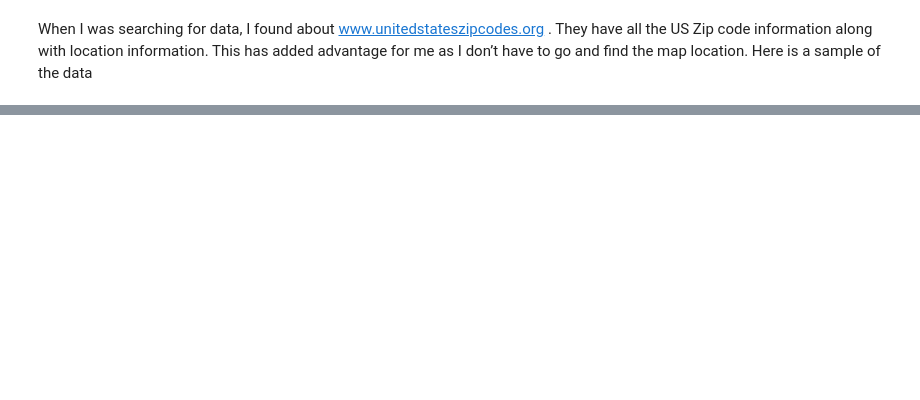
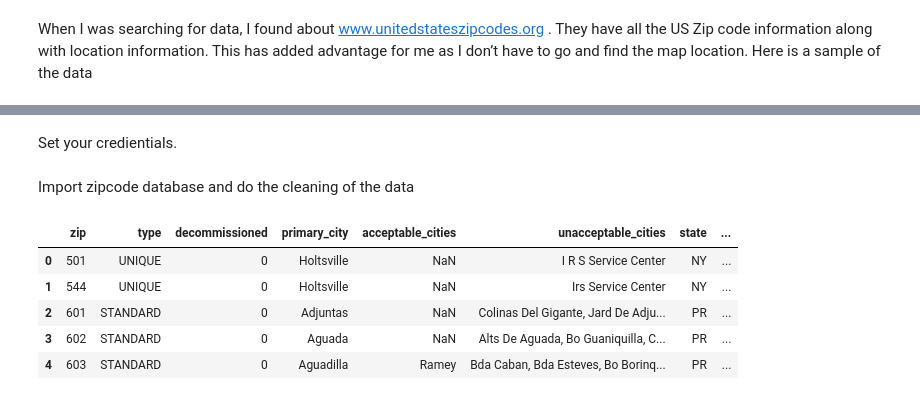
Before and after one commit to thirukumaran13/Coursera_Capstone, a Jupyter notebook: capstone_project_find_best_locality.ipynb, the cells around one changed output, grey strips where cells are left out. Saved outputs shown, nothing was run; the diff lists cells and outputs as text; code cells hidden in the pictures; blank space fills up the shorter version.

```diff
--- a/capstone_project_find_best_locality.ipynb
+++ b/capstone_project_find_best_locality.ipynb
@@ -29,0 +42,26 @@ I can find the near by places from Foursquare for each of these zip code for the
+# %%
+import numpy as np # library to handle data in a vectorized manner
+
+import pandas as pd # library for data analsysis
+pd.set_option('display.max_columns', None)
+pd.set_option('display.max_rows', None)
+
+import json # library to handle JSON files
+
+!conda install -c conda-forge geopy --yes # uncomment this line if you haven't completed the Foursquare API lab
+from geopy.geocoders import Nominatim # convert an address into latitude and longitude values
+
+import requests # library to handle requests
+from pandas.io.json import json_normalize # tranform JSON file into a pandas dataframe
+
+# Matplotlib and associated plotting modules
+import matplotlib.cm as cm
+import matplotlib.colors as colors
+
+# import k-means from clustering stage
+from sklearn.cluster import KMeans
+
+#!conda install -c conda-forge folium=0.5.0 --yes # uncomment this line if you haven't completed the Foursquare API lab
+import folium # map rendering library
+
+print('Libraries imported.')
@@ -29,0 +86,2 @@ I can find the near by places from Foursquare for each of these zip code for the
+# %% [markdown]
+Set your credientials.
@@ -29,0 +94,12 @@ I can find the near by places from Foursquare for each of these zip code for the
+# %% [markdown]
+Import zipcode database and do the cleaning of the data
+# %%
+zip_info=pd.read_csv("zip_code_database.csv")
+zip_info.head()
+# %% [output]
+|  | zip | type | decommissioned | primary_city | acceptable_cities | unacceptable_cities | state | ... |
+| 0 | 501 | UNIQUE | 0 | Holtsville | NaN | I R S Service Center | NY | ... |
+| 1 | 544 | UNIQUE | 0 | Holtsville | NaN | Irs Service Center | NY | ... |
+| 2 | 601 | STANDARD | 0 | Adjuntas | NaN | Colinas Del Gigante, Jard De Adju... | PR | ... |
+| 3 | 602 | STANDARD | 0 | Aguada | NaN | Alts De Aguada, Bo Guaniquilla, C... | PR | ... |
+| 4 | 603 | STANDARD | 0 | Aguadilla | Ramey | Bda Caban, Bda Esteves, Bo Borinq... | PR | ... |
```
Also changed, not shown: parts of 62 cells of this notebook, 4 other files.
